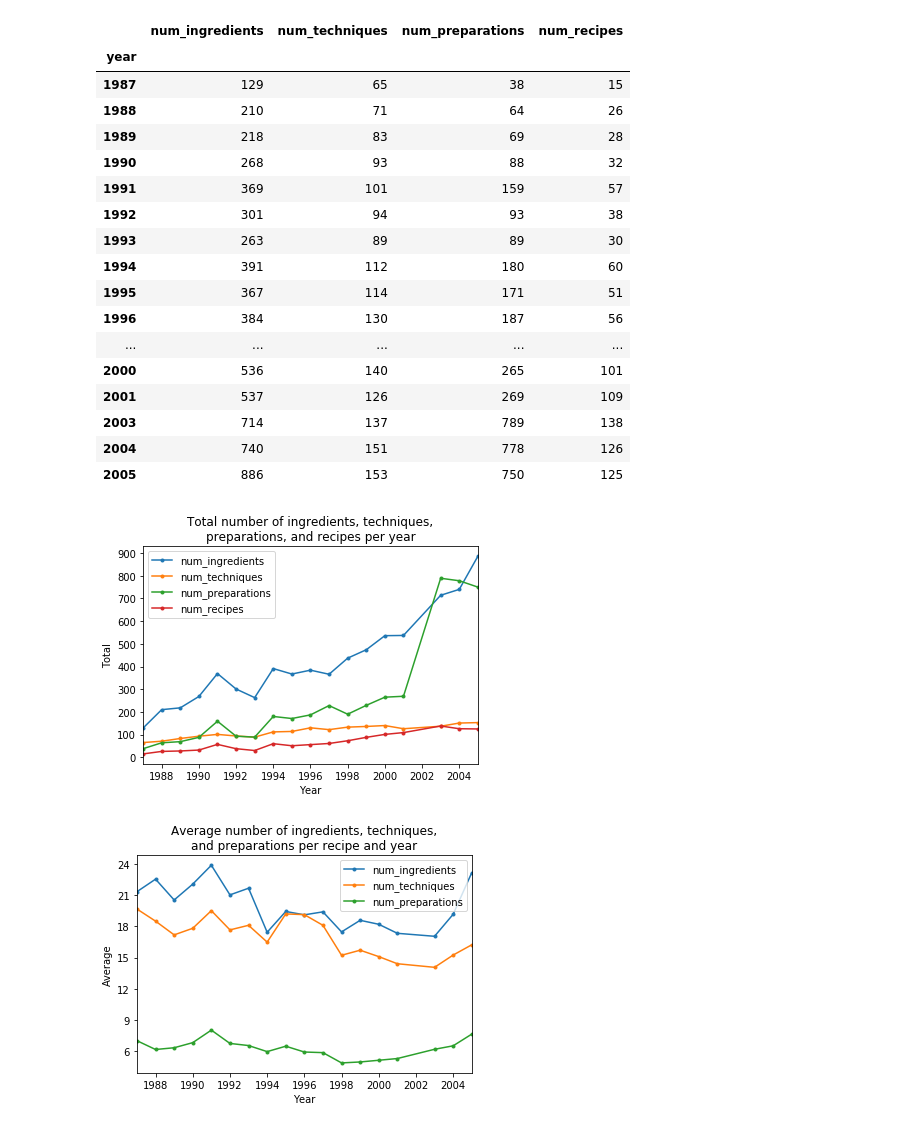
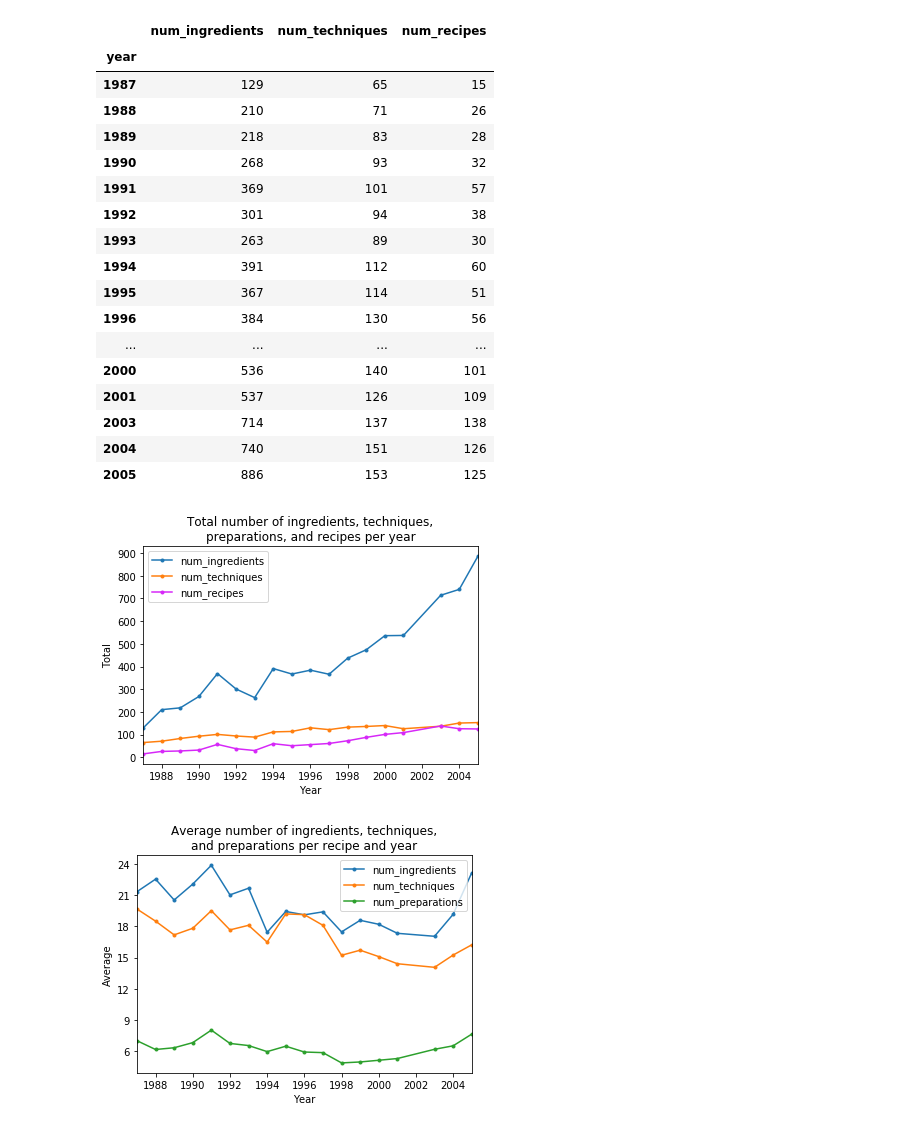
Before and after one commit to mavillard/paper1, a Jupyter notebook: 12_elbulli_visualizations_1.ipynb, the cells around one changed output. Saved outputs shown, nothing was run; the diff lists cells and outputs as text; code cells hidden in the pictures.

Commit message:
Removing num_preps (wrong)

```diff
--- a/12_elbulli_visualizations_1.ipynb
+++ b/12_elbulli_visualizations_1.ipynb
@@ -8,6 +8,14 @@ from matplotlib.ticker import MaxNLocator
 import api
 # %%
 %matplotlib inline
+# %%
+cd = {
+    'b': '#1f77b4',
+    'o': '#ff7f0e',
+    'g': '#2ca02c',
+    'r': '#d62728',
+    'w': '#d627f8',
+}
 # %%
 g_nlg = nx.read_gexf('out/elbulli_nlg_02.gexf')
 # %%
@@ -22,7 +30,7 @@ mean_by_year_df = recipes_df.groupby('year').mean()
 lang_cols = [
     'num_ingredients',
     'num_techniques',
-    'num_preparations',
+#     'num_preparations',
     'num_recipes',
 ]
 # %%
@@ -43,43 +51,48 @@ for year in recipes_df.year.unique():
 count_recip_by_year_sr = recipes_df.groupby('year')['title'].count()
 # %%
-count_lang_by_year_df = pd.concat(
-    [count_ingr_by_year_sr, count_tech_by_year_sr, count_prep_by_year_sr, count_recip_by_year_sr],
+count_lang_by_year_df = pd.concat([
+        count_ingr_by_year_sr,
+        count_tech_by_year_sr,
+#         count_prep_by_year_sr,
+        count_recip_by_year_sr,
+    ],
     axis=1,
 )
 count_lang_by_year_df.columns = lang_cols
 # %%
 count_lang_by_year_df
 # %% [output]
-|  | num_ingredients | num_techniques | num_preparations | num_recipes |
-| year |  |  |  |  |
-| 1987 | 129 | 65 | 38 | 15 |
-| 1988 | 210 | 71 | 64 | 26 |
-| 1989 | 218 | 83 | 69 | 28 |
-| 1990 | 268 | 93 | 88 | 32 |
-| 1991 | 369 | 101 | 159 | 57 |
-| 1992 | 301 | 94 | 93 | 38 |
-| 1993 | 263 | 89 | 89 | 30 |
-| 1994 | 391 | 112 | 180 | 60 |
-| 1995 | 367 | 114 | 171 | 51 |
-| 1996 | 384 | 130 | 187 | 56 |
-| ... | ... | ... | ... | ... |
-| 2000 | 536 | 140 | 265 | 101 |
-| 2001 | 537 | 126 | 269 | 109 |
-| 2003 | 714 | 137 | 789 | 138 |
-| 2004 | 740 | 151 | 778 | 126 |
-| 2005 | 886 | 153 | 750 | 125 |
+|  | num_ingredients | num_techniques | num_recipes |
+| year |  |  |  |
+| 1987 | 129 | 65 | 15 |
+| 1988 | 210 | 71 | 26 |
+| 1989 | 218 | 83 | 28 |
+| 1990 | 268 | 93 | 32 |
+| 1991 | 369 | 101 | 57 |
+| 1992 | 301 | 94 | 38 |
+| 1993 | 263 | 89 | 30 |
+| 1994 | 391 | 112 | 60 |
+| 1995 | 367 | 114 | 51 |
+| 1996 | 384 | 130 | 56 |
+| ... | ... | ... | ... |
+| 2000 | 536 | 140 | 101 |
+| 2001 | 537 | 126 | 109 |
+| 2003 | 714 | 137 | 138 |
+| 2004 | 740 | 151 | 126 |
+| 2005 | 886 | 153 | 125 |
 # %%
 ax = count_lang_by_year_df.plot(
     figsize=(6, 4),
     title = 'Total number of ingredients, techniques,\npreparations, and recipes per year',
     marker='.',
+    color=[cd['b'], cd['o'], cd['w']],
 #     logy=True,
 )
 ax.set_xlabel('Year')
 ax.set_ylabel('Total')
 ax.yaxis.set_major_locator(MaxNLocator(integer=True));
 # %% [output]
-[figure, old version]
+[figure, new version]
 # %%
 top_metr_cols = [
     'num_ingredients',
```
Also changed, not shown: parts of 1 cell of this notebook.
